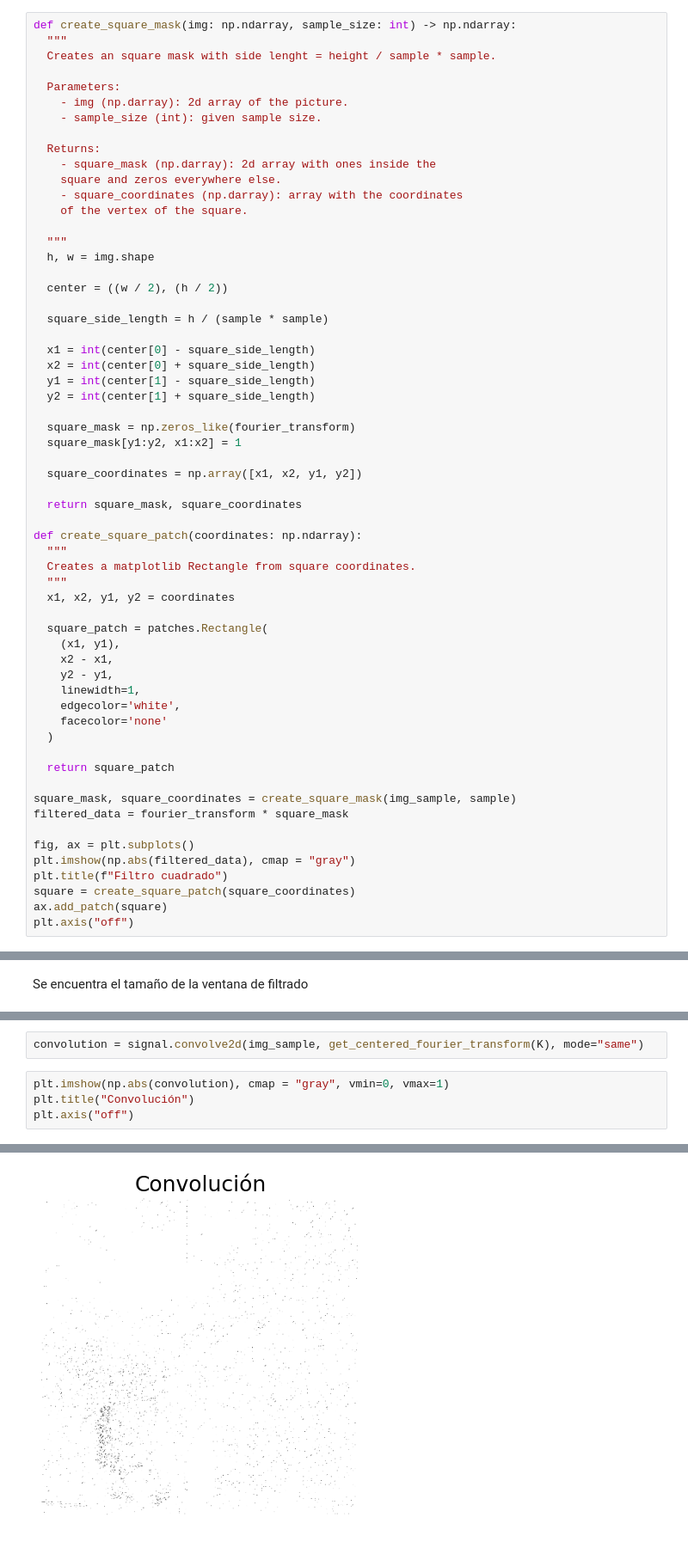
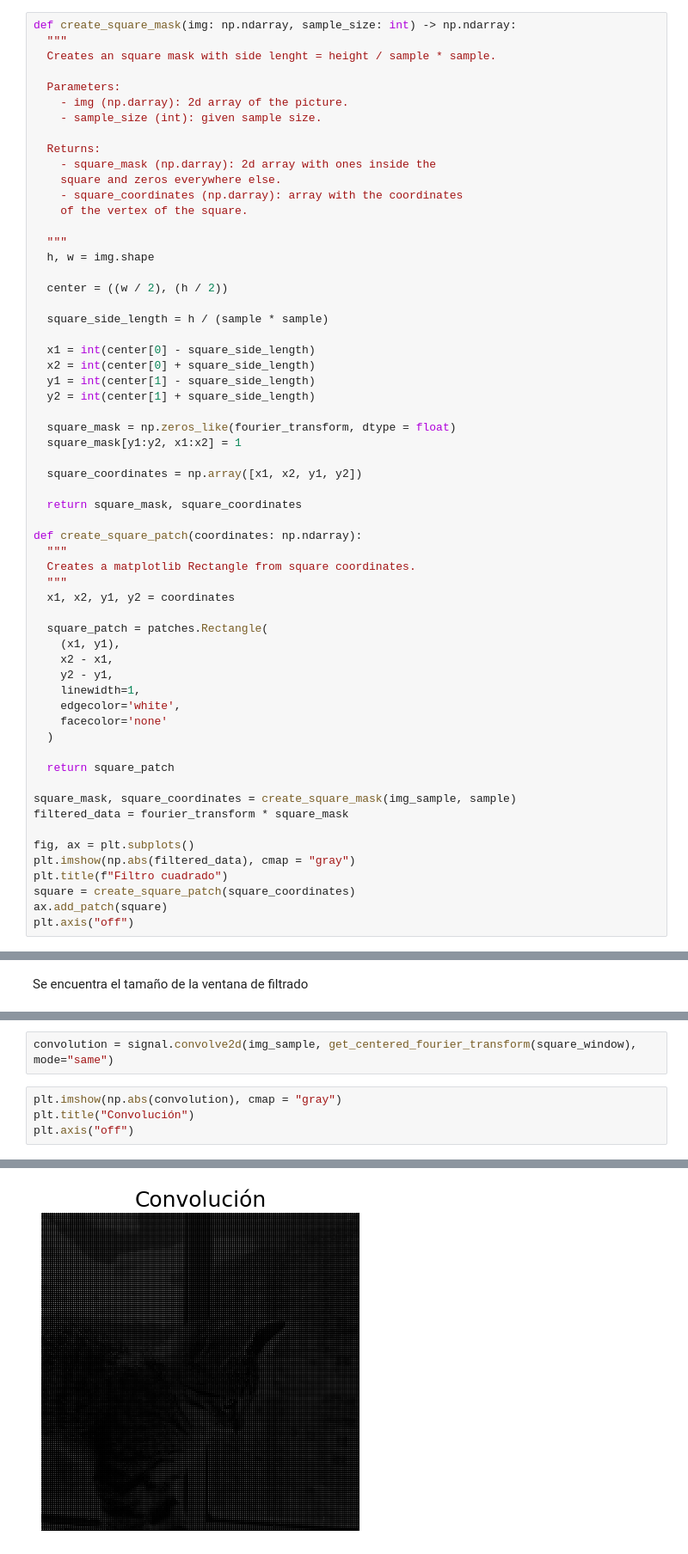
Before and after one commit to Miguel-Perdomo/fourier-optics, a Jupyter notebook: talleres/taller1/notebooks/taller01.ipynb, the cells around one changed output, grey strips where cells are left out. Shown at 86% size. Saved outputs shown, nothing was run; the diff lists cells and outputs as text.

```diff
--- a/talleres/taller1/notebooks/taller01.ipynb
+++ b/talleres/taller1/notebooks/taller01.ipynb
@@ -150,7 +140,7 @@ def create_square_mask(img: np.ndarray, sample_size: int) -> np.ndarray:
   y1 = int(center[1] - square_side_length)
   y2 = int(center[1] + square_side_length)
 
-  square_mask = np.zeros_like(fourier_transform)
+  square_mask = np.zeros_like(fourier_transform, dtype = float)
   square_mask[y1:y2, x1:x2] = 1
 
   square_coordinates = np.array([x1, x2, y1, y2])
@@ -337,9 +278,9 @@ K = pyramid_kernel(size, radius=radius)
 # %%
-convolution = signal.convolve2d(img_sample, get_centered_fourier_transform(K), mode="same")
+convolution = signal.convolve2d(img_sample, get_centered_fourier_transform(square_window), mode="same")
 # %%
-plt.imshow(np.abs(convolution), cmap = "gray", vmin=0, vmax=1)
+plt.imshow(np.abs(convolution), cmap = "gray")
 plt.title("Convolución")
 plt.axis("off")
 # %% [output]
 (np.float64(-0.5), np.float64(479.5), np.float64(479.5), np.float64(-0.5))
-[figure, old version]
+[figure, new version]
```
Also changed, not shown: parts of 9 cells of this notebook.
